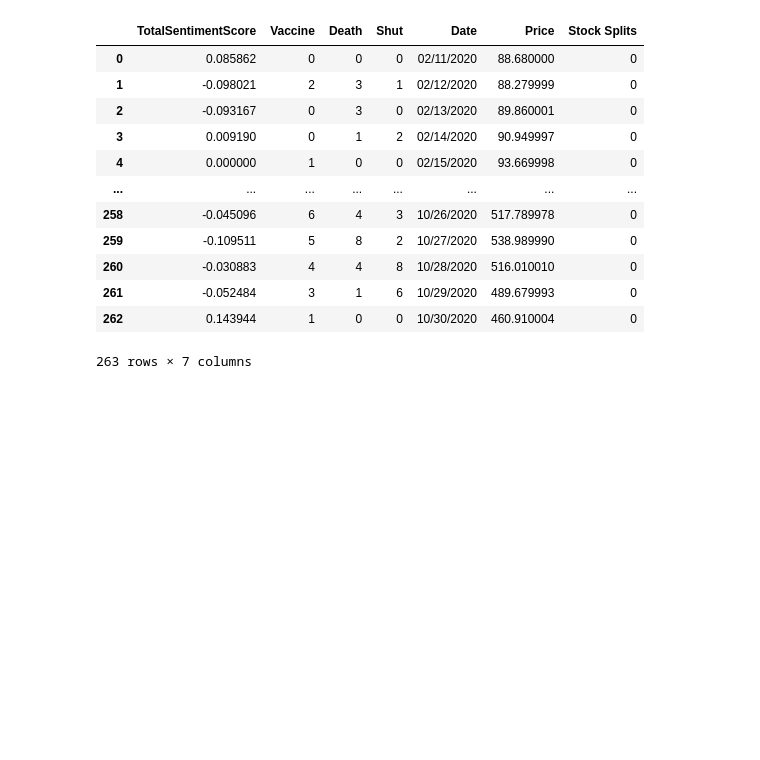
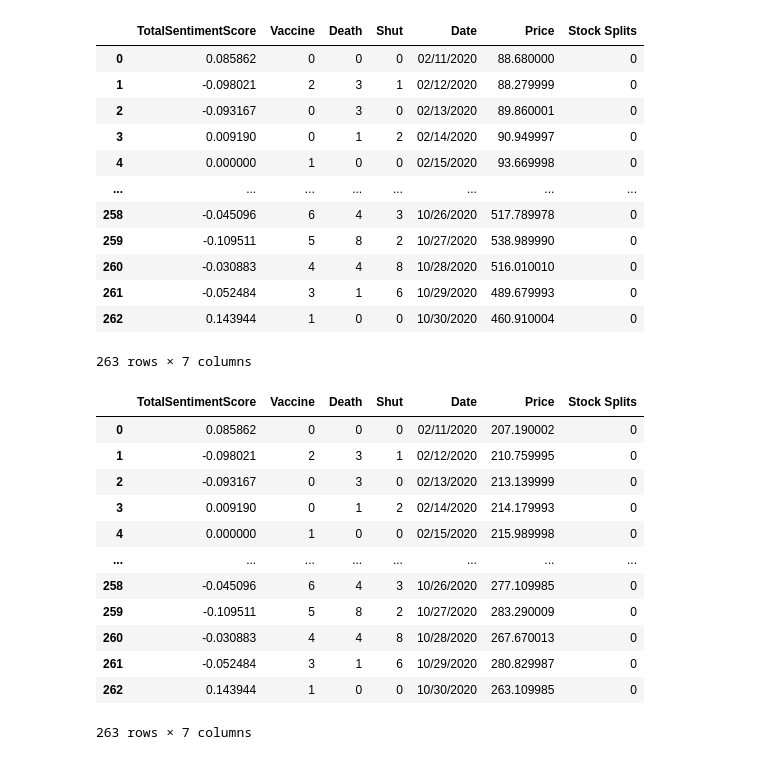
Before and after one commit to dchernysheva/ORIE-4741, a Jupyter notebook: Code/Tech/Stock Data.ipynb, the cells around one changed output. Drawn from its saved outputs; the diff is of its cells as text; code cells hidden in the pictures; blank space fills up the shorter version.

```diff
--- a/Code/Tech/Stock Data.ipynb
+++ b/Code/Tech/Stock Data.ipynb
@@ -79,3 +79,21 @@ zoom
 | 261 | -0.052484 | 3 | 1 | 6 | 10/29/2020 | 489.679993 | 0 |
 | 262 | 0.143944 | 1 | 0 | 0 | 10/30/2020 | 460.910004 | 0 |
 263 rows × 7 columns
+# %%
+facebook = get_data('FB')
+pd.DataFrame(facebook).to_csv(r'C:\Users\suziy\OneDrive\Desktop\FB_adjclose.csv', index=False)
+facebook
+# %% [output]
+|  | TotalSentimentScore | Vaccine | Death | Shut | Date | Price | Stock Splits |
+| 0 | 0.085862 | 0 | 0 | 0 | 02/11/2020 | 207.190002 | 0 |
+| 1 | -0.098021 | 2 | 3 | 1 | 02/12/2020 | 210.759995 | 0 |
+| 2 | -0.093167 | 0 | 3 | 0 | 02/13/2020 | 213.139999 | 0 |
+| 3 | 0.009190 | 0 | 1 | 2 | 02/14/2020 | 214.179993 | 0 |
+| 4 | 0.000000 | 1 | 0 | 0 | 02/15/2020 | 215.989998 | 0 |
+| ... | ... | ... | ... | ... | ... | ... | ... |
+| 258 | -0.045096 | 6 | 4 | 3 | 10/26/2020 | 277.109985 | 0 |
+| 259 | -0.109511 | 5 | 8 | 2 | 10/27/2020 | 283.290009 | 0 |
+| 260 | -0.030883 | 4 | 4 | 8 | 10/28/2020 | 267.670013 | 0 |
+| 261 | -0.052484 | 3 | 1 | 6 | 10/29/2020 | 280.829987 | 0 |
+| 262 | 0.143944 | 1 | 0 | 0 | 10/30/2020 | 263.109985 | 0 |
+263 rows × 7 columns
```
Also changed, not shown: parts of 8 cells of this notebook.
